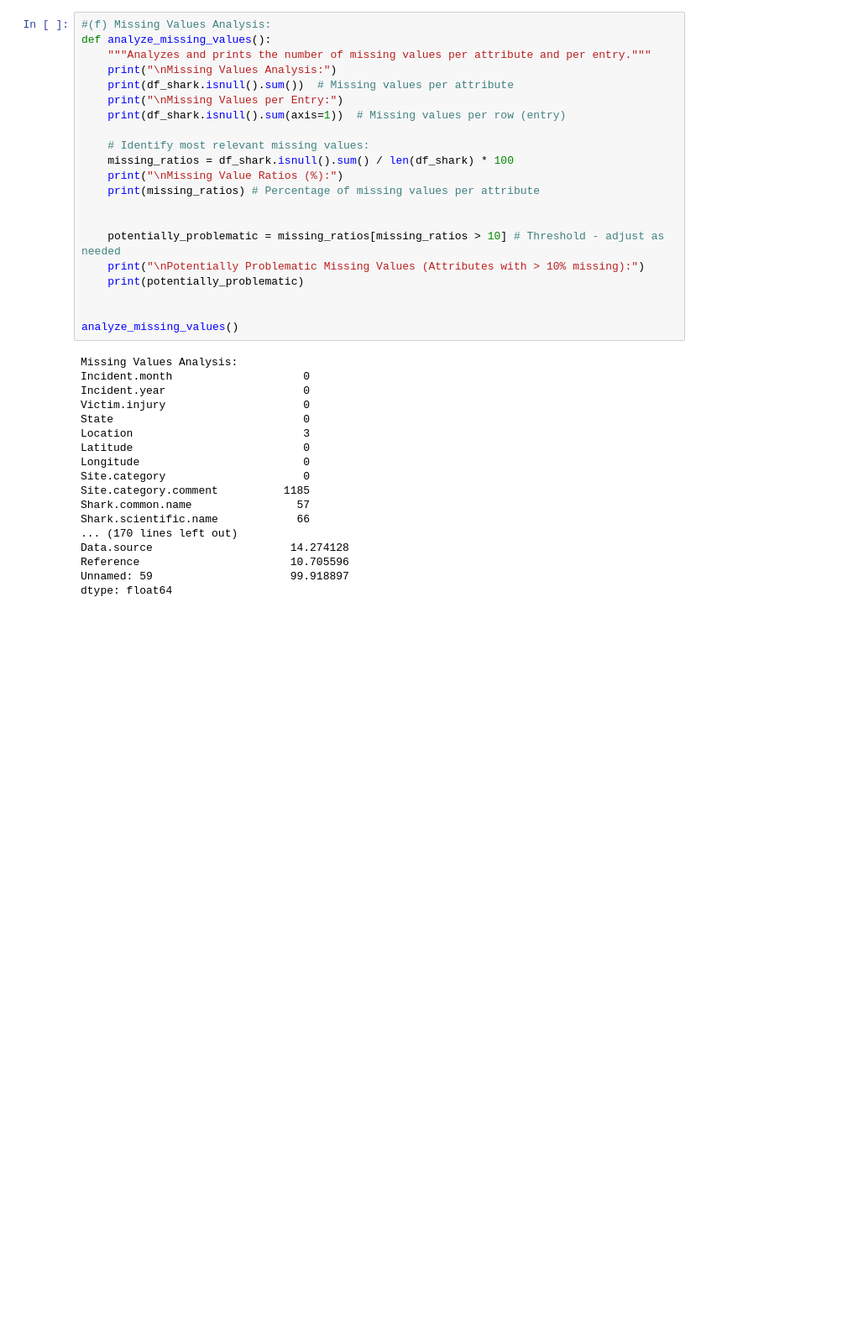
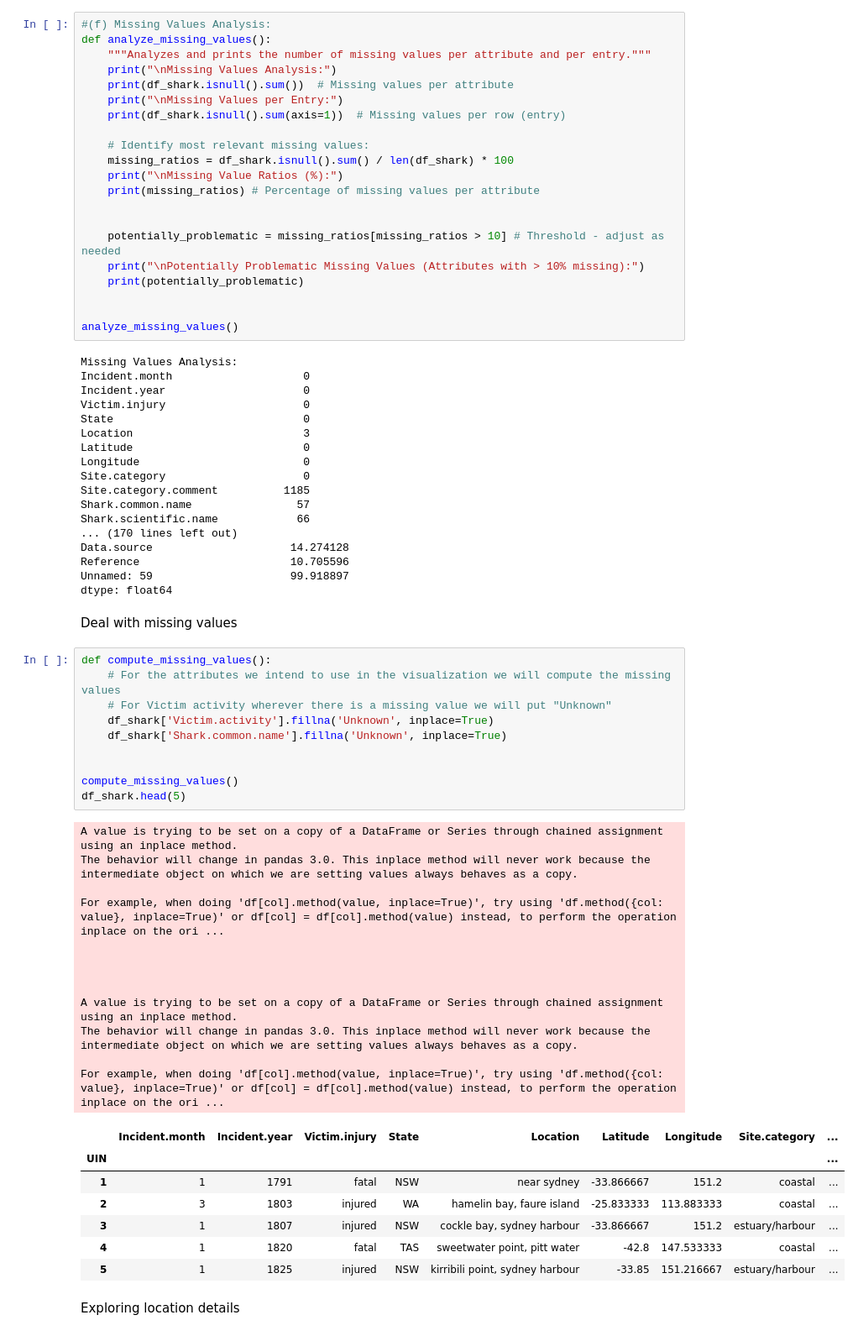
Before and after one commit to anushaTUe/visualisation-20245, a Jupyter notebook: dataset/exploration.ipynb, the cells around one changed output. Shown at 84% size. Drawn from its saved outputs; the diff is of its cells as text; blank space fills up the shorter version.

Commit message:
Added missing data

```diff
--- a/dataset/exploration.ipynb
+++ b/dataset/exploration.ipynb
@@ -154,3 +155,37 @@ Data.source                     14.274128
 Reference                       10.705596
 Unnamed: 59                     99.918897
 dtype: float64
+# %% [markdown]
+Deal with missing values
+# %%
+def compute_missing_values():
+    # For the attributes we intend to use in the visualization we will compute the missing values
+    # For Victim activity wherever there is a missing value we will put "Unknown"
+    df_shark['Victim.activity'].fillna('Unknown', inplace=True)
+    df_shark['Shark.common.name'].fillna('Unknown', inplace=True)
+
+
+compute_missing_values()
+df_shark.head(5)
+# %% [output]
+A value is trying to be set on a copy of a DataFrame or Series through chained assignment using an inplace method.
+The behavior will change in pandas 3.0. This inplace method will never work because the intermediate object on which we are setting values always behaves as a copy.
+
+For example, when doing 'df[col].method(value, inplace=True)', try using 'df.method({col: value}, inplace=True)' or df[col] = df[col].method(value) instead, to perform the operation inplace on the ori ...
+
+
+
+
+A value is trying to be set on a copy of a DataFrame or Series through chained assignment using an inplace method.
+The behavior will change in pandas 3.0. This inplace method will never work because the intermediate object on which we are setting values always behaves as a copy.
+
+For example, when doing 'df[col].method(value, inplace=True)', try using 'df.method({col: value}, inplace=True)' or df[col] = df[col].method(value) instead, to perform the operation inplace on the ori ...
+|  | Incident.month | Incident.year | Victim.injury | State | Location | Latitude | Longitude | Site.category | ... |
+| UIN |  |  |  |  |  |  |  |  | ... |
+| 1 | 1 | 1791 | fatal | NSW | near sydney | -33.866667 | 151.2 | coastal | ... |
+| 2 | 3 | 1803 | injured | WA | hamelin bay, faure island | -25.833333 | 113.883333 | coastal | ... |
+| 3 | 1 | 1807 | injured | NSW | cockle bay, sydney harbour | -33.866667 | 151.2 | estuary/harbour | ... |
+| 4 | 1 | 1820 | fatal | TAS | sweetwater point, pitt water | -42.8 | 147.533333 | coastal | ... |
+| 5 | 1 | 1825 | injured | NSW | kirribili point, sydney harbour | -33.85 | 151.216667 | estuary/harbour | ... |
+# %% [markdown]
+Exploring location details
```
Also changed, not shown: parts of 3 cells of this notebook.
